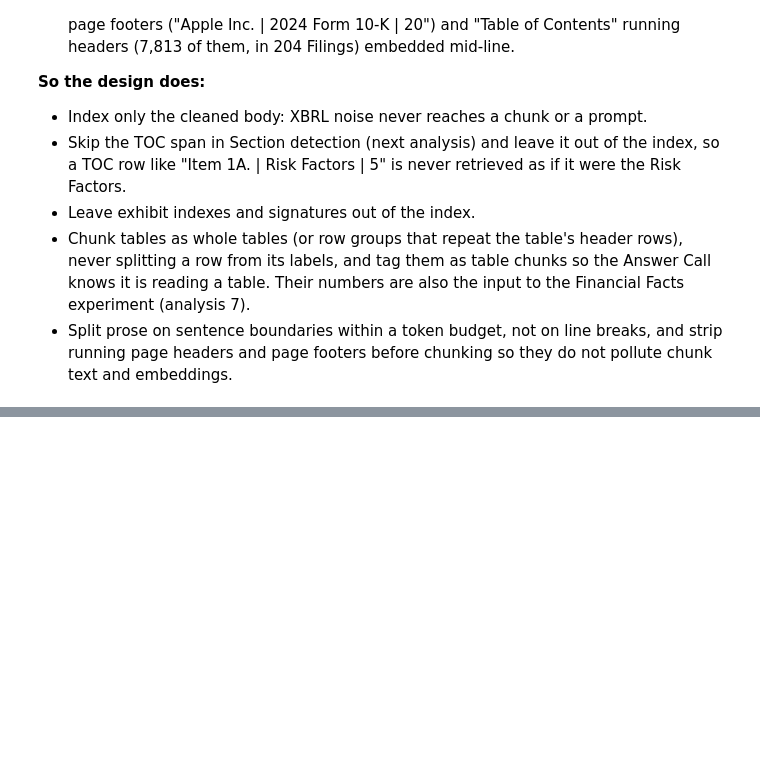
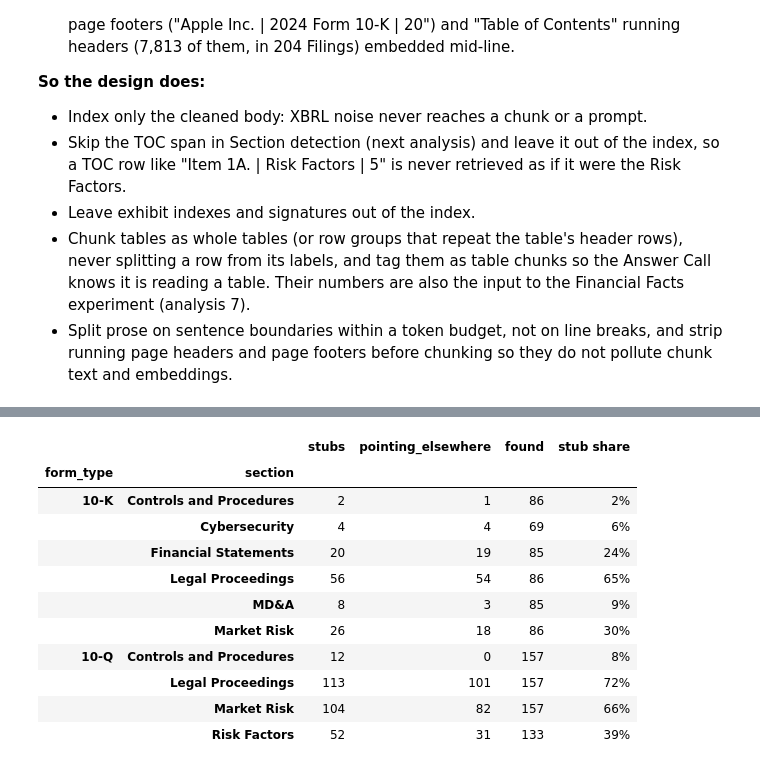
Before and after one commit to dwest1507/eliza-assessment, a Jupyter notebook: backend/notebooks/eda.ipynb, the cells around one changed output, grey strips where cells are left out. Saved outputs shown, nothing was run; the diff lists cells and outputs as text; code cells hidden in the pictures; blank space fills up the shorter version.

```diff
--- a/backend/notebooks/eda.ipynb
+++ b/backend/notebooks/eda.ipynb
@@ -882,0 +1114,32 @@ Filings with a single line over 20,000 characters: 135 (longest: 287,855 charact
+# %%
+POINTER = re.compile(
+    r"refer to|see |incorporated (?:herein )?by reference|no material changes|"
+    r"is (?:included|presented|set forth) (?:in|under)|not applicable|^\W*none",
+    re.IGNORECASE,
+)
+STUB_CHARS = 1_000
+stub_rows = named[named["chars"] < STUB_CHARS].copy()
+texts = {(f.path.name, s.item): s.text for f in filings for s in f.sections if s.item is not None}
+stub_rows["points_elsewhere"] = [
+    bool(POINTER.search(texts[(r.file, r.item)])) for r in stub_rows.itertuples()
+]
+stubs = (
+    stub_rows.groupby(["form_type", "section"])
+    .agg(stubs=("file", "size"), pointing_elsewhere=("points_elsewhere", "sum"))
+    .join(named.groupby(["form_type", "section"]).size().rename("found"))
+)
+stubs["stub share"] = (stubs["stubs"] / stubs["found"] * 100).round(0).astype(int).astype(str) + "%"
+stubs
+# %% [output]
+|  |  | stubs | pointing_elsewhere | found | stub share |
+| form_type | section |  |  |  |  |
+| 10-K | Controls and Procedures | 2 | 1 | 86 | 2% |
+|  | Cybersecurity | 4 | 4 | 69 | 6% |
+|  | Financial Statements | 20 | 19 | 85 | 24% |
+|  | Legal Proceedings | 56 | 54 | 86 | 65% |
+|  | MD&A | 8 | 3 | 85 | 9% |
+|  | Market Risk | 26 | 18 | 86 | 30% |
+| 10-Q | Controls and Procedures | 12 | 0 | 157 | 8% |
+|  | Legal Proceedings | 113 | 101 | 157 | 72% |
+|  | Market Risk | 104 | 82 | 157 | 66% |
+|  | Risk Factors | 52 | 31 | 133 | 39% |
```
Also changed, not shown: parts of 15 cells of this notebook, 6 other files.
